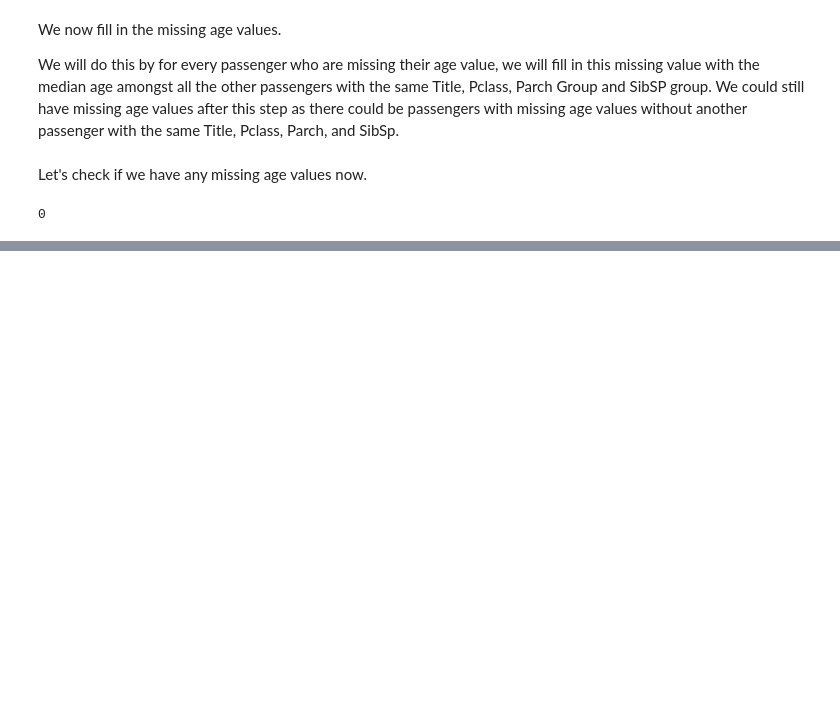
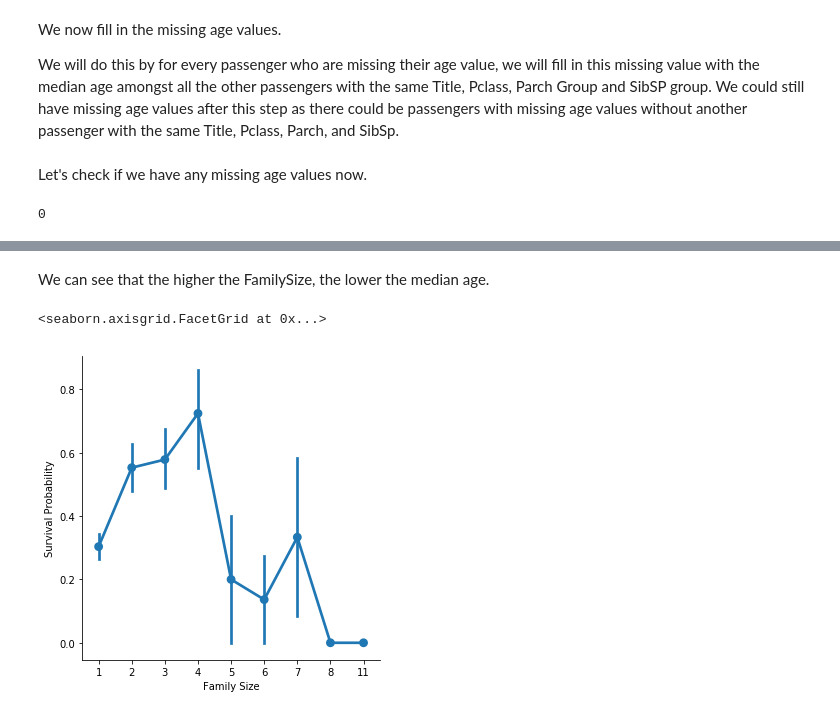
Before and after one commit to jacobk52/titanic_classification, a Jupyter notebook: python/titanic_classification.ipynb, the cells around one changed output, grey strips where cells are left out. Drawn from its saved outputs; the diff is of its cells as text; code cells hidden in the pictures; blank space fills up the shorter version.

```diff
--- a/python/titanic_classification.ipynb
+++ b/python/titanic_classification.ipynb
@@ -795,0 +858,8 @@ We are done processing age.
+# %% [markdown]
+We can see that the higher the FamilySize, the lower the median age.
+# %%
+g = sns.factorplot(x='FamilySize', y='Survived', data=combined_df)
+g.set(xlabel='Family Size', ylabel='Survival Probability')
+# %% [output]
+<seaborn.axisgrid.FacetGrid at 0x...>
+[figure, added]
```
Also changed, not shown: parts of 79 cells of this notebook.
